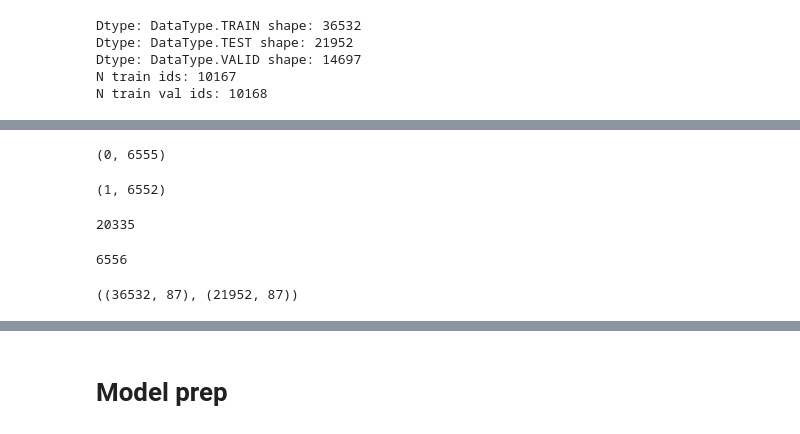
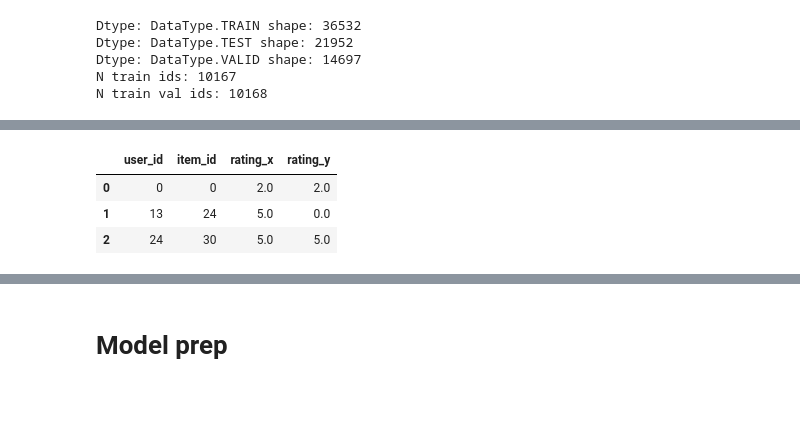
Before and after one commit to maddataanalyst/deepautorec_paper, a Jupyter notebook: notebooks/autorecommender_drafts.ipynb, the cells around one changed output, grey strips where cells are left out. Cells and saved outputs as stored; diff of their text form; code cells hidden in the pictures; blank space fills up the shorter version.

Commit message:
Definitely fixed implementaion of experimental setup

```diff
--- a/notebooks/autorecommender_drafts.ipynb
+++ b/notebooks/autorecommender_drafts.ipynb
@@ -54,23 +47,11 @@ full_experiment_data.Xraw_train.item_id.min(),full_experiment_data.Xraw_train.it
-# %%
-full_experiment_data.Xraw_test.item_id.min(),full_experiment_data.Xraw_test.item_id.max()
-# %% [output]
-(0, 6555)
-# %%
-full_experiment_data.Xraw_valid.item_id.min(),full_experiment_data.Xraw_valid.item_id.max()
-# %% [output]
-(1, 6552)
-# %%
-full_experiment_data.nuser
-# %% [output]
-20335
-# %%
-full_experiment_data.nitems
-# %% [output]
-6556
-# %%
-full_experiment_data.Xfeatures_train.shape, full_experiment_data.Xfeatures_test.shape
-# %% [output]
-((36532, 87), (21952, 87))
+# %%
+test_joined = full_experiment_data.Xraw_test.merge(full_experiment_data.Xhidden_test, on=['user_id', 'item_id'], how='inner')
+test_joined.head(3)
+# %% [output]
+|  | user_id | item_id | rating_x | rating_y |
+| 0 | 0 | 0 | 2.0 | 2.0 |
+| 1 | 13 | 24 | 5.0 | 0.0 |
+| 2 | 24 | 30 | 5.0 | 5.0 |
 # %%
 ytest = np.expand_dims(full_experiment_data.Xraw_test.rating.to_numpy(), axis=1)
 # %%
```
Also changed, not shown: parts of 9 cells of this notebook, 1 other file.
